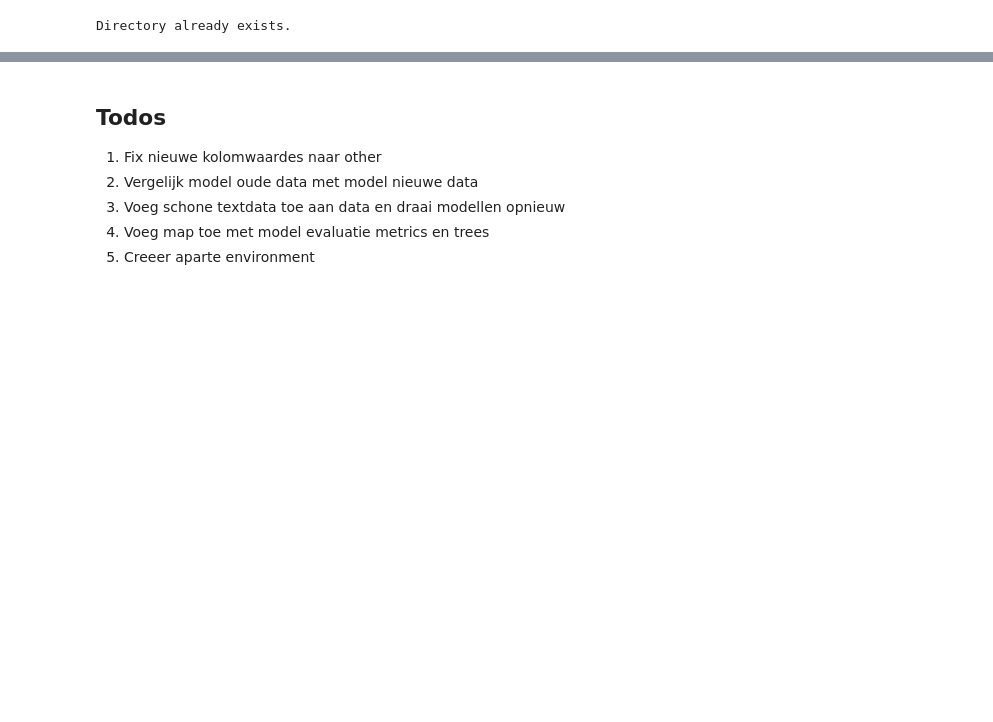
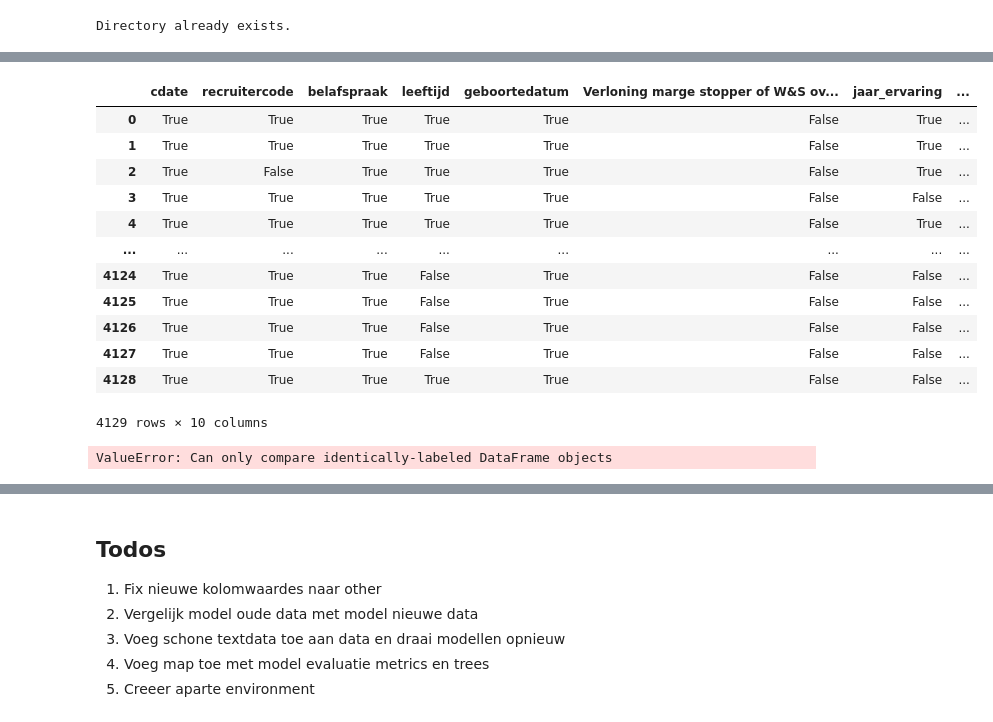
Before and after one commit to peterfaasse/BastianLewis_StrevonForecasting, a Jupyter notebook: BastianLewisModelRun.ipynb, the cells around one changed output, grey strips where cells are left out. Saved outputs shown, nothing was run; the diff lists cells and outputs as text; code cells hidden in the pictures; blank space fills up the shorter version.

```diff
--- a/BastianLewisModelRun.ipynb
+++ b/BastianLewisModelRun.ipynb
@@ -91,0 +102,20 @@ Name: pred, dtype: int64
+# %%
+df_model_input == df_final_bastianlewis_selected
+# %% [output]
+|  | cdate | recruitercode | belafspraak | leeftijd | geboortedatum | Verloning marge stopper of W&S ov... | jaar_ervaring | ... |
+| 0 | True | True | True | True | True | False | True | ... |
+| 1 | True | True | True | True | True | False | True | ... |
+| 2 | True | False | True | True | True | False | True | ... |
+| 3 | True | True | True | True | True | False | False | ... |
+| 4 | True | True | True | True | True | False | True | ... |
+| ... | ... | ... | ... | ... | ... | ... | ... | ... |
+| 4124 | True | True | True | False | True | False | False | ... |
+| 4125 | True | True | True | False | True | False | False | ... |
+| 4126 | True | True | True | False | True | False | False | ... |
+| 4127 | True | True | True | False | True | False | False | ... |
+| 4128 | True | True | True | True | True | False | False | ... |
+4129 rows × 10 columns
+# %%
+df_model_input.reset_index() == df_final_bastianlewis_selected.reset_index()
+# %% [output]
+ValueError: Can only compare identically-labeled DataFrame objects
```
Also changed, not shown: parts of 6 cells of this notebook, 26 other files.
